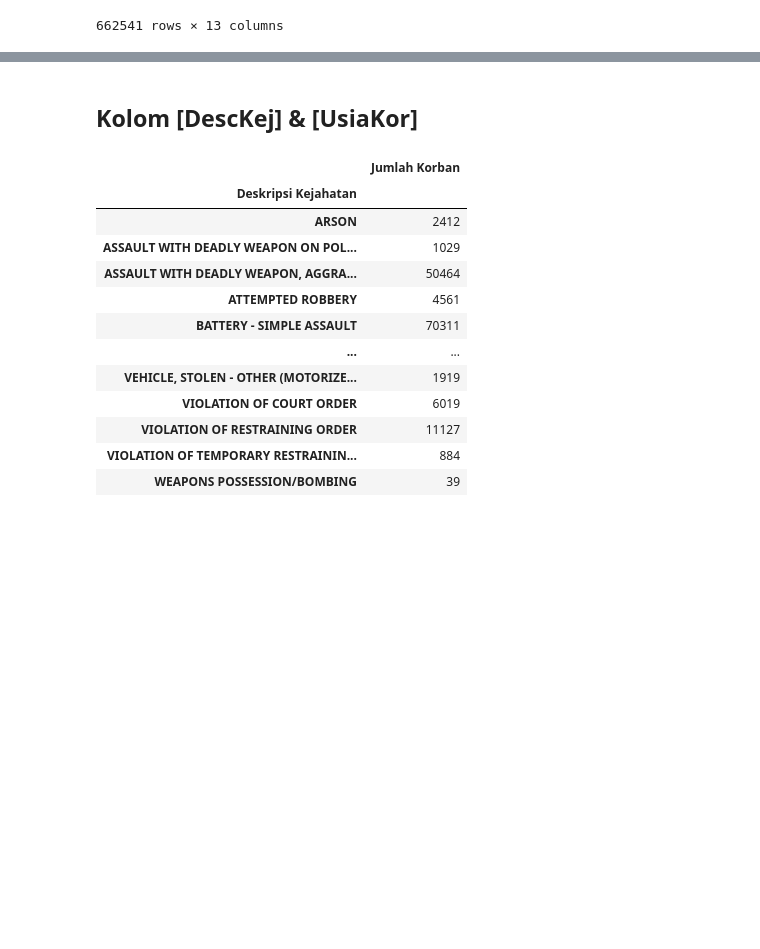
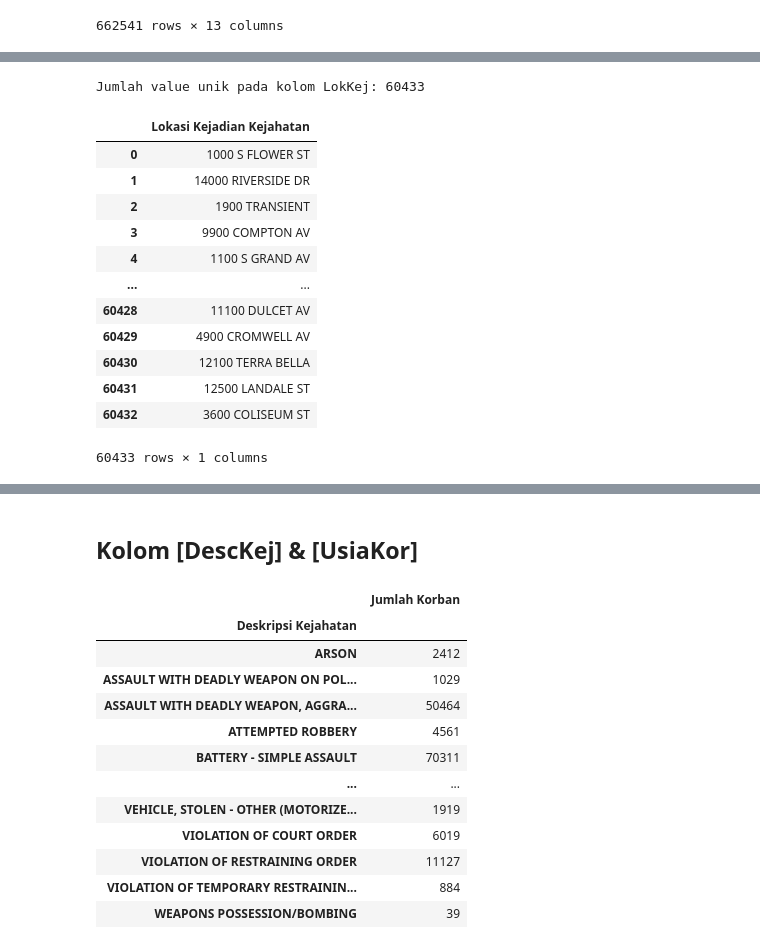
Before and after one commit to RIFF7/capstone-project, a Jupyter notebook: capstone_project.ipynb, the cells around one changed output, grey strips where cells are left out. Drawn from its saved outputs; the diff is of its cells as text; code cells hidden in the pictures; blank space fills up the shorter version.

```diff
--- a/capstone_project.ipynb
+++ b/capstone_project.ipynb
@@ -810,0 +958,29 @@ jeniskel_nan
+# %%
+# Cek value unik dari kolom LokKej
+jumlah_unik_lokkej = data_clean['LokKej'].nunique()
+
+# Tampilkan hasil
+print("Jumlah value unik pada kolom LokKej:", jumlah_unik_lokkej)
+# %% [output]
+Jumlah value unik pada kolom LokKej: 60433
+# %%
+# Check data unik
+data_unik_lokkej = data_clean['LokKej'].unique()
+
+# Tampilkan array data
+view_data_frame = pd.DataFrame(data_unik_lokkej)
+view_data_frame.rename(columns = {0: 'Lokasi Kejadian Kejahatan'})
+# %% [output]
+|  | Lokasi Kejadian Kejahatan |
+| 0 | 1000 S FLOWER ST |
+| 1 | 14000 RIVERSIDE DR |
+| 2 | 1900 TRANSIENT |
+| 3 | 9900 COMPTON AV |
+| 4 | 1100 S GRAND AV |
+| ... | ... |
+| 60428 | 11100 DULCET AV |
+| 60429 | 4900 CROMWELL AV |
+| 60430 | 12100 TERRA BELLA |
+| 60431 | 12500 LANDALE ST |
+| 60432 | 3600 COLISEUM ST |
+60433 rows × 1 columns
```
Also changed, not shown: parts of 45 cells of this notebook.
